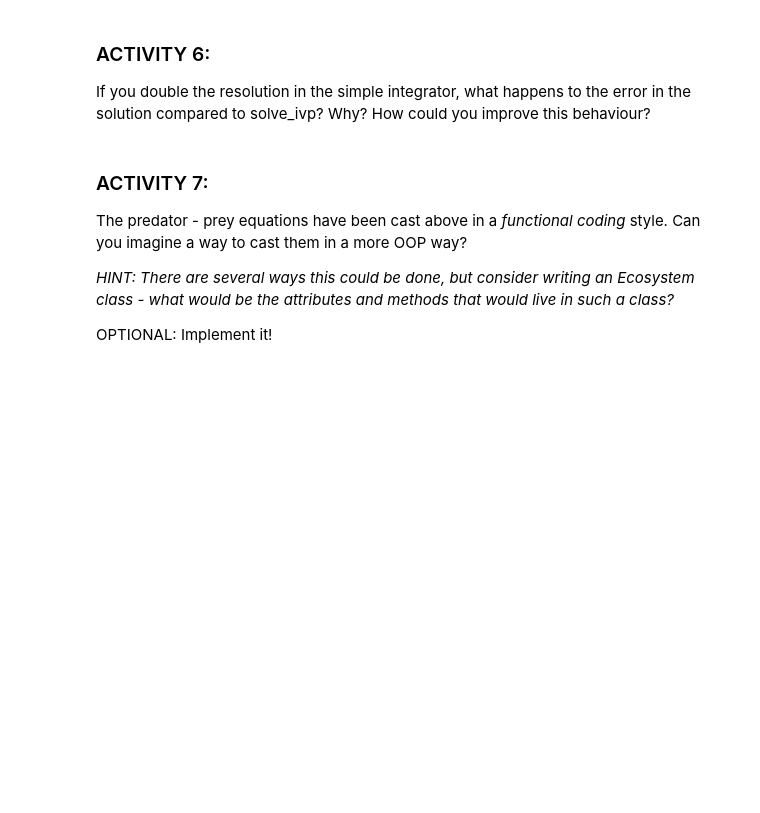
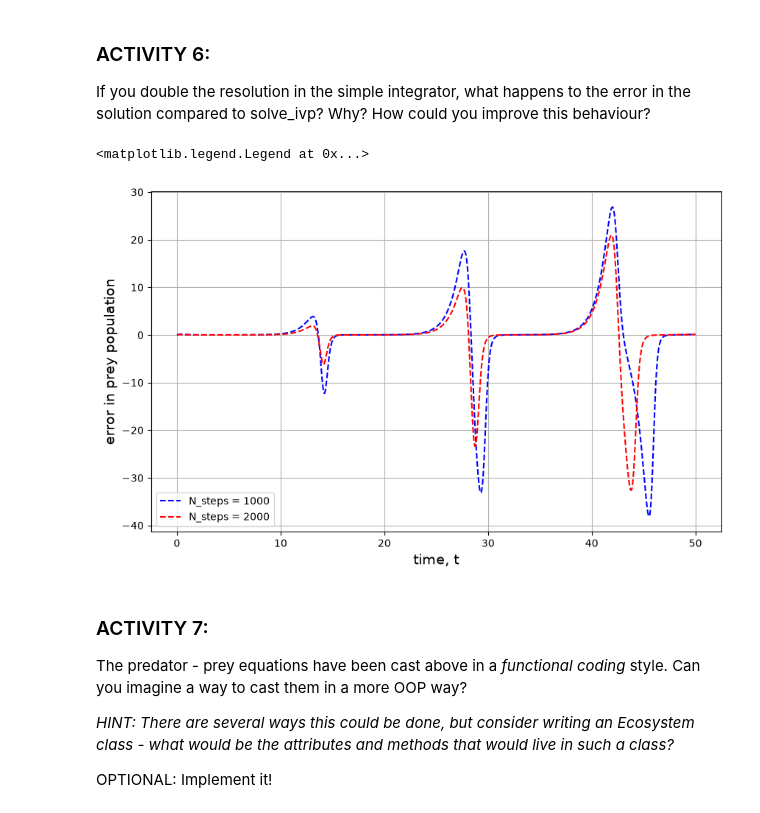
Before and after one commit to sahilshah-05/TopicsInSciComp, a Jupyter notebook: Notebooks/Week3_LabExercises.ipynb, the cells around one changed output. Cells and saved outputs as stored; diff of their text form; code cells hidden in the pictures; blank space fills up the shorter version.

```diff
--- a/Notebooks/Week3_LabExercises.ipynb
+++ b/Notebooks/Week3_LabExercises.ipynb
@@ -386,7 +381,36 @@ If you double the resolution in the simple integrator, what happens to the error
 # %%
 # Compare the errors here
 
-# HINT: plt.plot(solution.t, solution.y[0] - y_solution, '--', label="error versus solve_ivp, dt = ??")
+def get_error(N_steps):
+     delta_t = max_time / N_steps
+     t_solution = np.linspace(0.0, max_time-delta_t, N_steps)
+     solution = solve_ivp(calculate_logistic_dydt, [0,max_time], xy0, method='RK45',
+                         t_eval=t_solution)
+     solutions = np.zeros_like(t_solution, shape=(2, N_steps))
+     solutions[:, 0] = xy0
+     for itime, time in enumerate(t_solution) :
+          if itime > 0 :
+               dydt = calculate_logistic_dydt(time, solutions[:, itime-1])
+               solutions[:, itime] = solutions[:, itime-1] + dydt * delta_t
+
+     error = solution.y[0] -  solutions[0]
+     return error, solution.t
+
+
+N_steps = 2000
+plt.figure(figsize=(10, 6))
+plt.grid()
+plt.xlabel("time, t", fontsize=14)
+plt.ylabel("error in prey population", fontsize=14)
+error, t = get_error(N_steps)
+plt.plot(t, error, label="N_steps = 1000", color='blue', linestyle='dashed')
+
+error, t = get_error(N_steps * 2)
+plt.plot(t, error, label="N_steps = 2000", color='red', linestyle='dashed')
+plt.legend(loc='lower left')
+# %% [output]
+<matplotlib.legend.Legend at 0x...>
+[figure, added]
 # %% [markdown]
 ### ACTIVITY 7:
 
```
Also changed, not shown: parts of 2 cells of this notebook.
